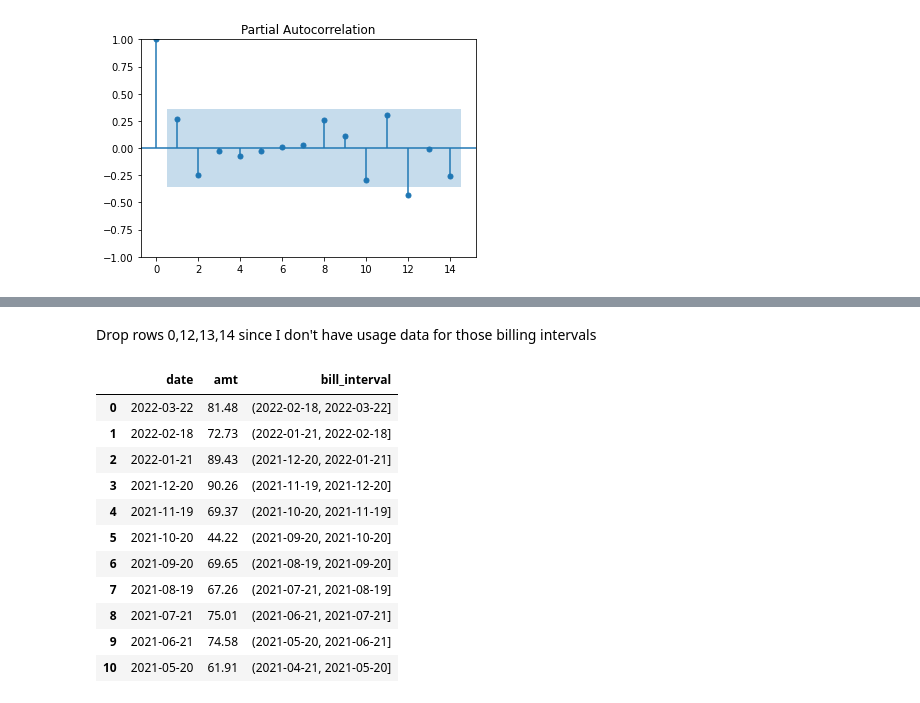
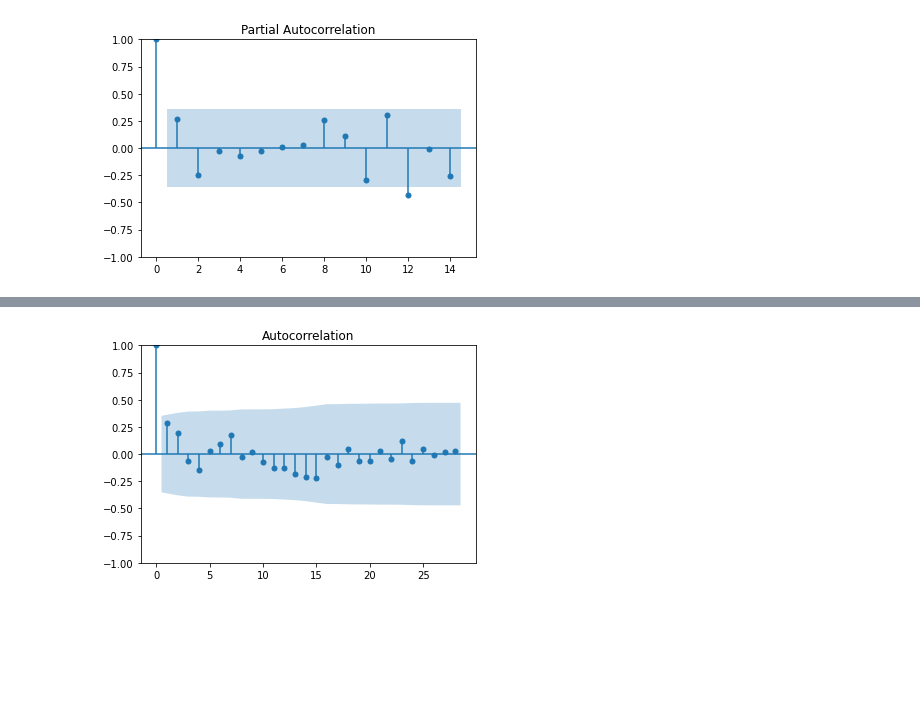
Before and after one commit to MrLRTripp/SCEdison, a Jupyter notebook: EnergyUsage.ipynb, the cells around one changed output, grey strips where cells are left out. Cells and saved outputs as stored; diff of their text form; code cells hidden in the pictures; blank space fills up the shorter version.

```diff
--- a/EnergyUsage.ipynb
+++ b/EnergyUsage.ipynb
@@ -443,19 +380,6 @@ bills_interval_df
-# %% [markdown]
-Drop rows 0,12,13,14 since I don't have usage data for those billing intervals
-# %%
-bills_interval_with_usage_df = bills_interval_df.drop([0,12,13,14], axis=0)
-bills_interval_with_usage_df.reset_index(drop=True,inplace=True)
-bills_interval_with_usage_df
-# %% [output]
-|  | date | amt | bill_interval |
-| 0 | 2022-03-22 | 81.48 | (2022-02-18, 2022-03-22] |
-| 1 | 2022-02-18 | 72.73 | (2022-01-21, 2022-02-18] |
-| 2 | 2022-01-21 | 89.43 | (2021-12-20, 2022-01-21] |
-| 3 | 2021-12-20 | 90.26 | (2021-11-19, 2021-12-20] |
-| 4 | 2021-11-19 | 69.37 | (2021-10-20, 2021-11-19] |
-| 5 | 2021-10-20 | 44.22 | (2021-09-20, 2021-10-20] |
-| 6 | 2021-09-20 | 69.65 | (2021-08-19, 2021-09-20] |
-| 7 | 2021-08-19 | 67.26 | (2021-07-21, 2021-08-19] |
-| 8 | 2021-07-21 | 75.01 | (2021-06-21, 2021-07-21] |
-| 9 | 2021-06-21 | 74.58 | (2021-05-20, 2021-06-21] |
-| 10 | 2021-05-20 | 61.91 | (2021-04-21, 2021-05-20] |
+# %%
+lags = 28
+smt.graphics.plot_acf(energy_usage_daily_by_yr_df['2021May'].dropna(), lags=lags)
+plt.show()
+# %% [output]
+[figure, added]
```
Also changed, not shown: parts of 29 cells of this notebook, 1 other file.
